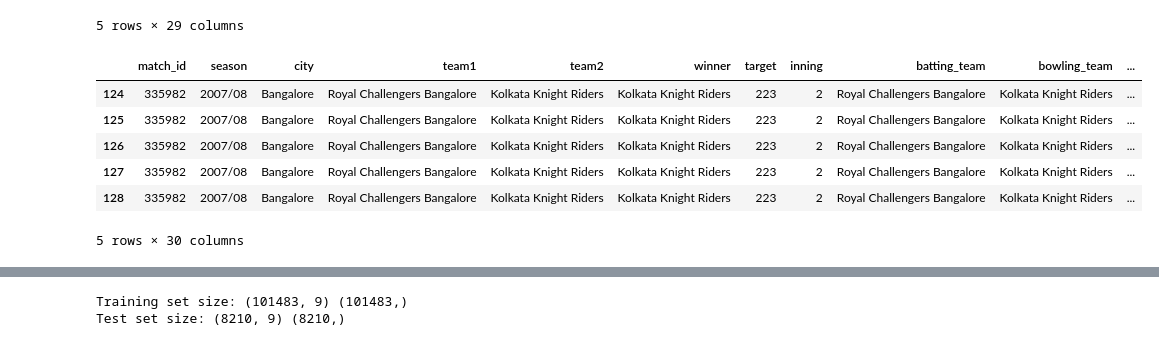
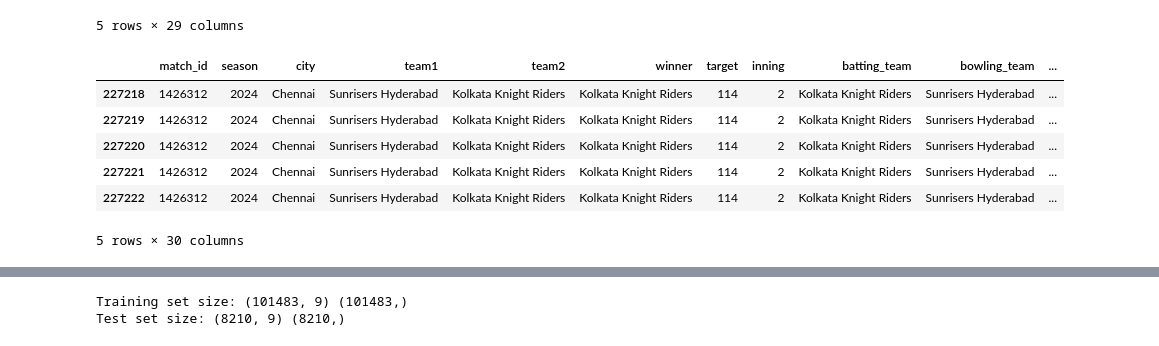
Before and after one commit to kaumil-mg/Code-Basics-Challenge, a Jupyter notebook: SteamLit Projects/IPL/ipl-data-analysis-2025-winner-prediction-model.ipynb, the cells around one changed output, grey strips where cells are left out. Saved outputs shown, nothing was run; the diff lists cells and outputs as text; code cells hidden in the pictures.

```diff
--- a/SteamLit Projects/IPL/ipl-data-analysis-2025-winner-prediction-model.ipynb
+++ b/SteamLit Projects/IPL/ipl-data-analysis-2025-winner-prediction-model.ipynb
@@ -1191,16 +1191,16 @@ final.head()
 # %%
 def result(row):
     return 1 if row['batting_team'] == row['winner'] else 0
 
 final['result'] = final.apply(result, axis=1)
-final.head()
+final.tail()
 # %% [output]
 |  | match_id | season | city | team1 | team2 | winner | target | inning | batting_team | bowling_team | ... |
-| 124 | 335982 | 2007/08 | Bangalore | Royal Challengers Bangalore | Kolkata Knight Riders | Kolkata Knight Riders | 223 | 2 | Royal Challengers Bangalore | Kolkata Knight Riders | ... |
-| 125 | 335982 | 2007/08 | Bangalore | Royal Challengers Bangalore | Kolkata Knight Riders | Kolkata Knight Riders | 223 | 2 | Royal Challengers Bangalore | Kolkata Knight Riders | ... |
-| 126 | 335982 | 2007/08 | Bangalore | Royal Challengers Bangalore | Kolkata Knight Riders | Kolkata Knight Riders | 223 | 2 | Royal Challengers Bangalore | Kolkata Knight Riders | ... |
-| 127 | 335982 | 2007/08 | Bangalore | Royal Challengers Bangalore | Kolkata Knight Riders | Kolkata Knight Riders | 223 | 2 | Royal Challengers Bangalore | Kolkata Knight Riders | ... |
-| 128 | 335982 | 2007/08 | Bangalore | Royal Challengers Bangalore | Kolkata Knight Riders | Kolkata Knight Riders | 223 | 2 | Royal Challengers Bangalore | Kolkata Knight Riders | ... |
+| 227218 | 1426312 | 2024 | Chennai | Sunrisers Hyderabad | Kolkata Knight Riders | Kolkata Knight Riders | 114 | 2 | Kolkata Knight Riders | Sunrisers Hyderabad | ... |
+| 227219 | 1426312 | 2024 | Chennai | Sunrisers Hyderabad | Kolkata Knight Riders | Kolkata Knight Riders | 114 | 2 | Kolkata Knight Riders | Sunrisers Hyderabad | ... |
+| 227220 | 1426312 | 2024 | Chennai | Sunrisers Hyderabad | Kolkata Knight Riders | Kolkata Knight Riders | 114 | 2 | Kolkata Knight Riders | Sunrisers Hyderabad | ... |
+| 227221 | 1426312 | 2024 | Chennai | Sunrisers Hyderabad | Kolkata Knight Riders | Kolkata Knight Riders | 114 | 2 | Kolkata Knight Riders | Sunrisers Hyderabad | ... |
+| 227222 | 1426312 | 2024 | Chennai | Sunrisers Hyderabad | Kolkata Knight Riders | Kolkata Knight Riders | 114 | 2 | Kolkata Knight Riders | Sunrisers Hyderabad | ... |
 5 rows × 30 columns
 # %%
 winning_pred = final[['season', 'batting_team', 'bowling_team', 'city', 'runs_left', 'balls_left', 'wickets_left', 'current_run_rate', 'required_run_rate', 'target', 'result']]
```
Also changed, not shown: parts of 9 cells of this notebook, 2 other files.
